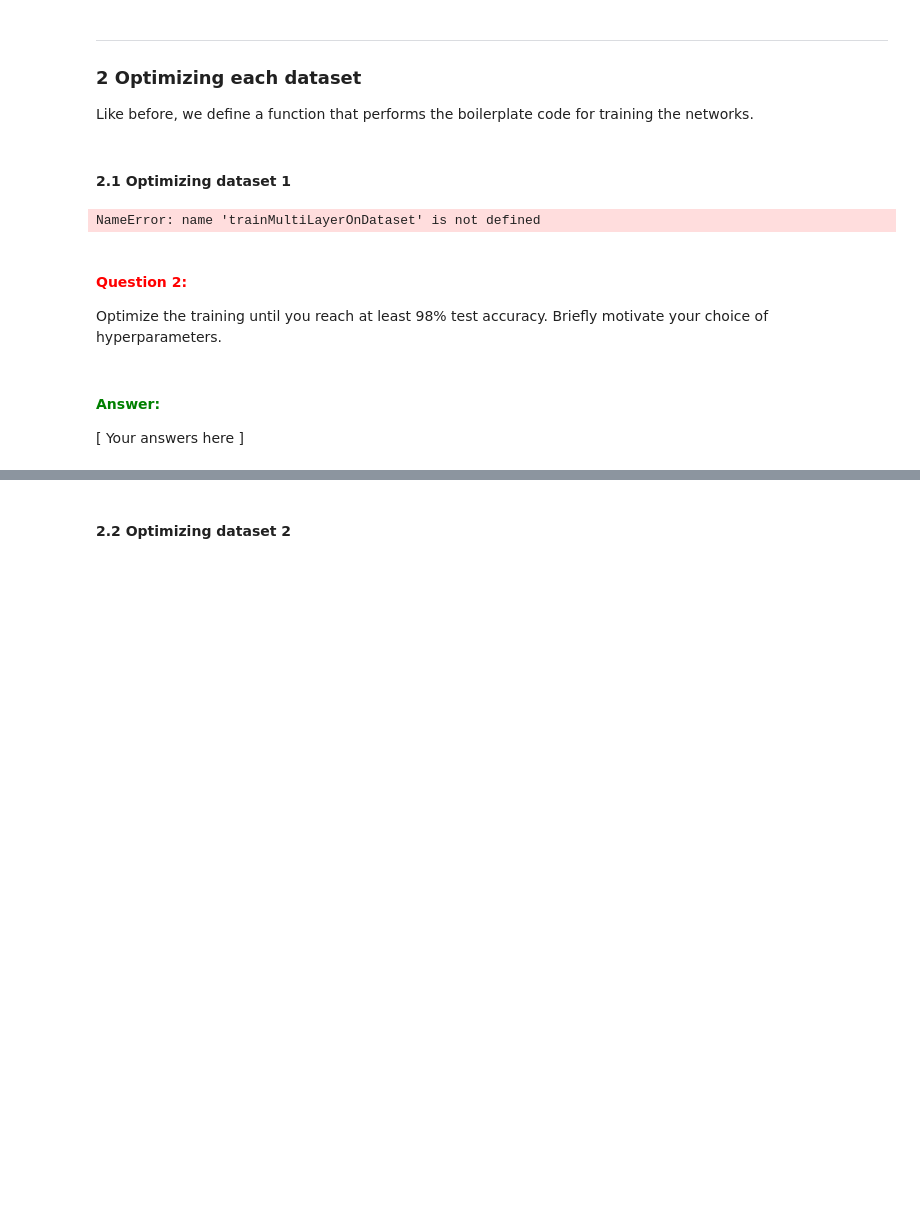
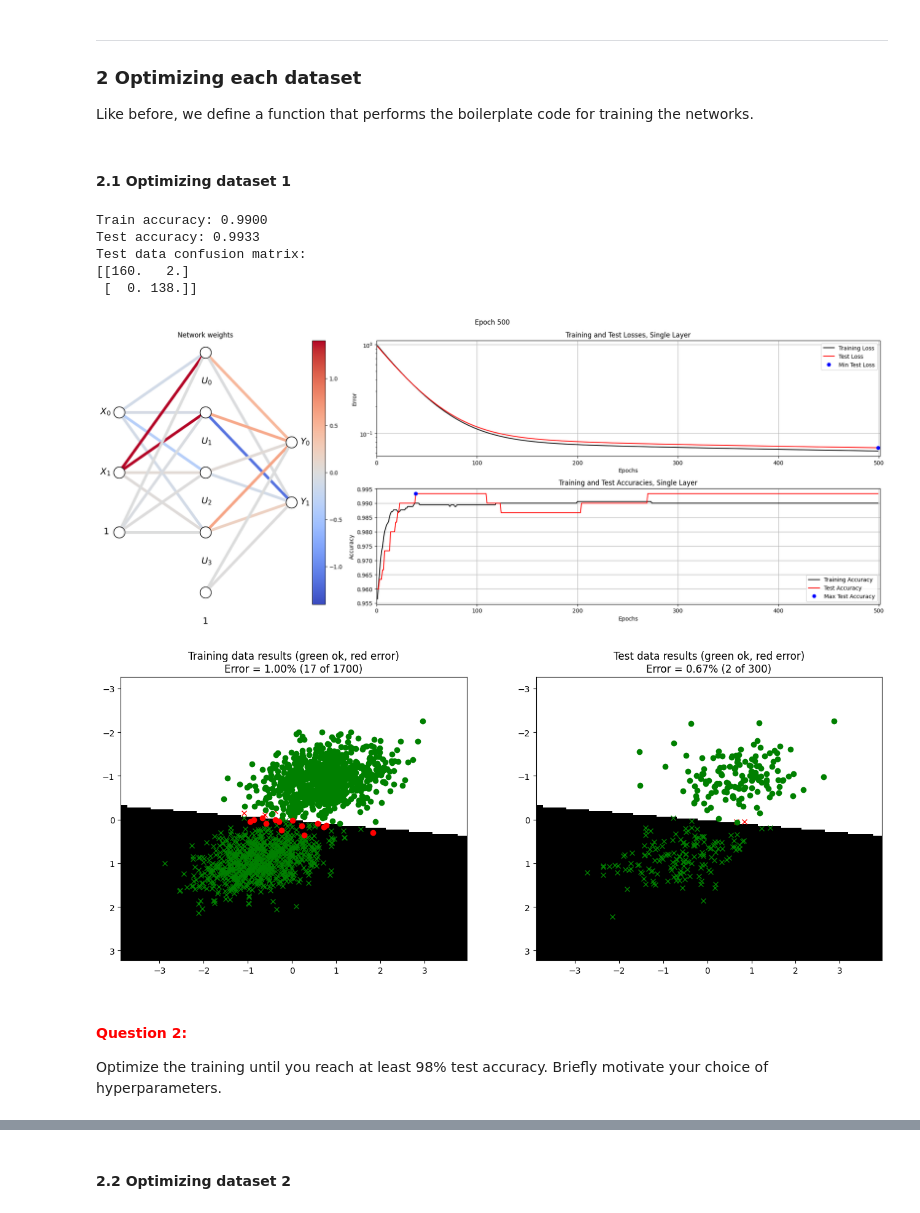
Before and after one commit to qqyfly/732A55_Neural_Networks_and_Learning_Systems, a Jupyter notebook: Homework/Lab/A1_Supervised/main3_MultiLayer.ipynb, the cells around one changed output, grey strips where cells are left out. Saved outputs shown, nothing was run; the diff lists cells and outputs as text; code cells hidden in the pictures; blank space fills up the shorter version.

```diff
--- a/Homework/Lab/A1_Supervised/main3_MultiLayer.ipynb
+++ b/Homework/Lab/A1_Supervised/main3_MultiLayer.ipynb
@@ -40,15 +40,3 @@ Similar to the single-layer network, the multi-layer keep track of weight matric
 #### **1.1 Implementing the forward pass**
 
 This implementation will look similar to the single-layer code, but note that it also returns the intemediate variable `U`, which is the output of the hidden layer after passing throught the activation function. This will be used in the backward pass.
-# %%
-def activation(x,useTanhOutput=False):
-    if useTanhOutput:
-        return np.tanh(x)
-    else:
-        return x
-
-def dactivation(x,useTanhOutput=False):
-    if useTanhOutput:
-        return 1 - np.tanh(x)**2
-    else:
-        return np.ones(x.shape)
@@ -82,9 +60,13 @@ def forward(X, W1, B1, W2, B2, useTanhOutput=False):
     # --------------------------------------------
     # === Your code here =========================
     # --------------------------------------------
-    Y = activation(X.dot(W1) + B1.T, useTanhOutput)
-    Y = activation(Y.dot(W2) + B2.T, useTanhOutput)
+    if useTanhOutput:
+        Y = np.tanh(np.dot(np.tanh(np.dot(X, W1) + B1), W2) + B2)
+    else:
+        Y = np.dot(np.tanh(np.dot(X, W1) + B1), W2) + B2
 
+    # Calculate hidden layer output
+    U = np.tanh(np.dot(X, W1) + B1)
     # ============================================
 
     # Calculate labels
@@ -182,10 +179,10 @@ def update(W1, B1, W2, B2, GradW1, GradB1, GradW2, GradB2, params):
     # --------------------------------------------
 
     # Update weights
-    W1 = ???
-    B1 = ???
-    W2 = ???
-    B2 = ???
+    W1 -= LR * GradW1
+    B1 -= LR * GradB1
+    W2 -= LR * GradW2
+    B2 -= LR * GradB2
 
     # Uncomment this is you are working on the optional task on momentum.
     # params["PrevGradW1"] = ???
@@ -376,27 +375,30 @@ def  trainMultiLayerOnDataset(datasetNr, testSplit, W1_0, B1_0, W2_0, B2_0, para
 # %%
 # --------------------------------------------
 # === Your code here =========================
 # --------------------------------------------
 nInputs  = 2
 nClasses = 2
-nHidden  = 2
+nHidden  = 4
 
-W1_0 = np.random.normal(0,0.1, size=(nInputs, nHidden))
-B1_0 = np.random.normal(0,0.1, size=(nHidden, 1))
-W2_0 = np.random.normal(0,0.1, size=(nHidden, nClasses))
-B2_0 = np.random.normal(0,0.1, size=(nClasses, 1))
+np.random.seed(12345)
+W1_0 = np.random.randn(nInputs, nHidden) / np.sqrt(nInputs)
+B1_0 = np.zeros((1, nHidden))
+W2_0 = np.random.randn(nHidden, nClasses) / np.sqrt(nHidden)
+B2_0 = np.zeros((1, nClasses))
 
-params = {"epochs": 1000, "learningRate": 0.1, "normalize": False, "useTanhOutput": False}
+params = {"epochs": 500, "learningRate": 0.01, "normalize": True, "useTanhOutput": False}
 # ============================================
 
 trainMultiLayerOnDataset(1, 0.15, W1_0, B1_0, W2_0, B2_0, params)
 # %% [output]
-NameError: name 'trainMultiLayerOnDataset' is not defined
+Train accuracy: 0.9900
+Test accuracy: 0.9933
+Test data confusion matrix:
+[[160.   2.]
+ [  0. 138.]]
+[figure, added]
+[figure, added]
 # %% [markdown]
 #### **<span style="color:red">Question 2:</span>**
 
 Optimize the training until you reach at least 98% test accuracy. Briefly motivate your choice of hyperparameters.
-# %% [markdown]
-#### **<span style="color:green">Answer:</span>**
-
-\[ Your answers here \]
```
Also changed, not shown: parts of 14 cells of this notebook, 9 other files.
